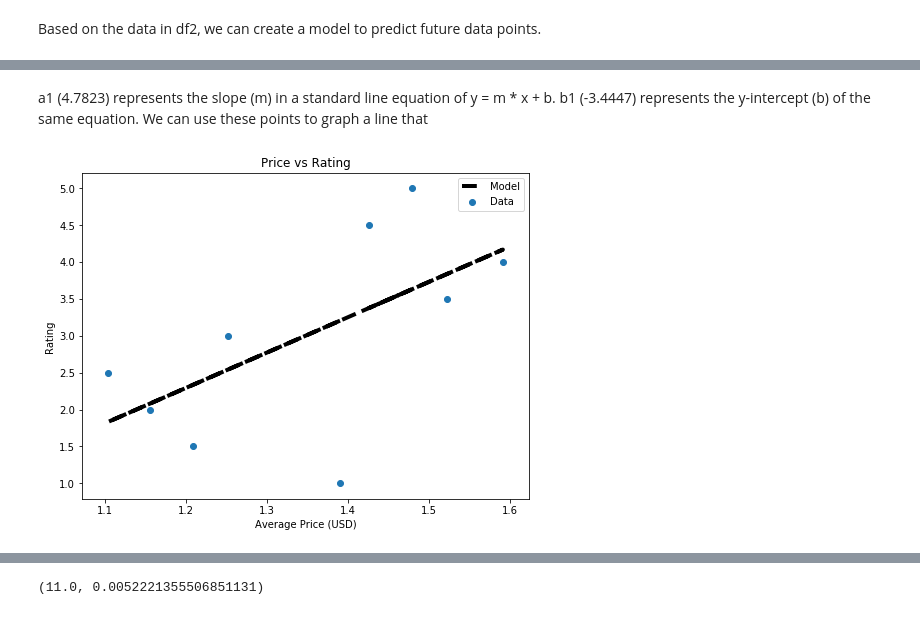
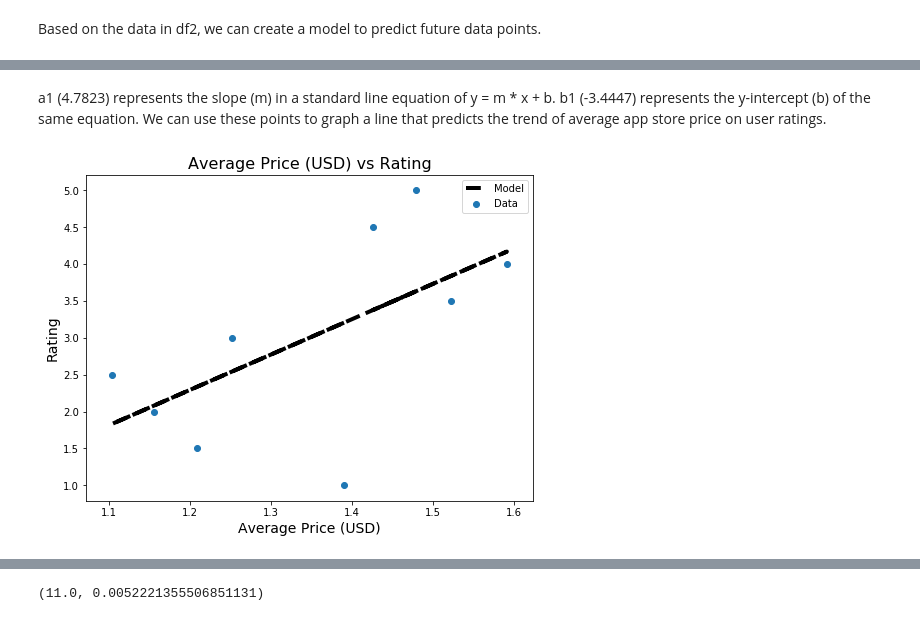
Before and after one commit to tpham2/HER-d, a Jupyter notebook: Final_V4.ipynb, the cells around one changed output, grey strips where cells are left out. Drawn from its saved outputs; the diff is of its cells as text; code cells hidden in the pictures.

```diff
--- a/Final_V4.ipynb
+++ b/Final_V4.ipynb
@@ -437,17 +402,17 @@ a1, b1
 # %% [markdown]
-a1 (4.7823) represents the slope (m) in a standard line equation of y = m * x + b. b1 (-3.4447) represents the y-intercept (b) of the same equation. We can use these points to graph a line that
+a1 (4.7823) represents the slope (m) in a standard line equation of y = m * x + b. b1 (-3.4447) represents the y-intercept (b) of the same equation. We can use these points to graph a line that predicts the trend of average app store price on user ratings.
 # %%
 plt.figure(figsize=(8,6))
 plt.scatter(df2['app_store_price (USD)'], df2.index, label='Data')
 
 xs = df2['app_store_price (USD)']
 ys = 4.7823 * xs - 3.4447
 plt.plot(xs, ys, '--k', linewidth=4, label='Model')
 
-plt.xlabel('Average Price (USD)')
-plt.ylabel('Rating')
-plt.title('Price vs Rating')
+plt.xlabel('Average Price (USD)', fontsize=14)
+plt.ylabel('Rating', fontsize=14)
+plt.title('Average Price (USD) vs Rating', fontsize=16)
 plt.legend()
 plt.show()
 # %% [output]
-[figure, old version]
+[figure, new version]
```
Also changed, not shown: parts of 28 cells of this notebook.
